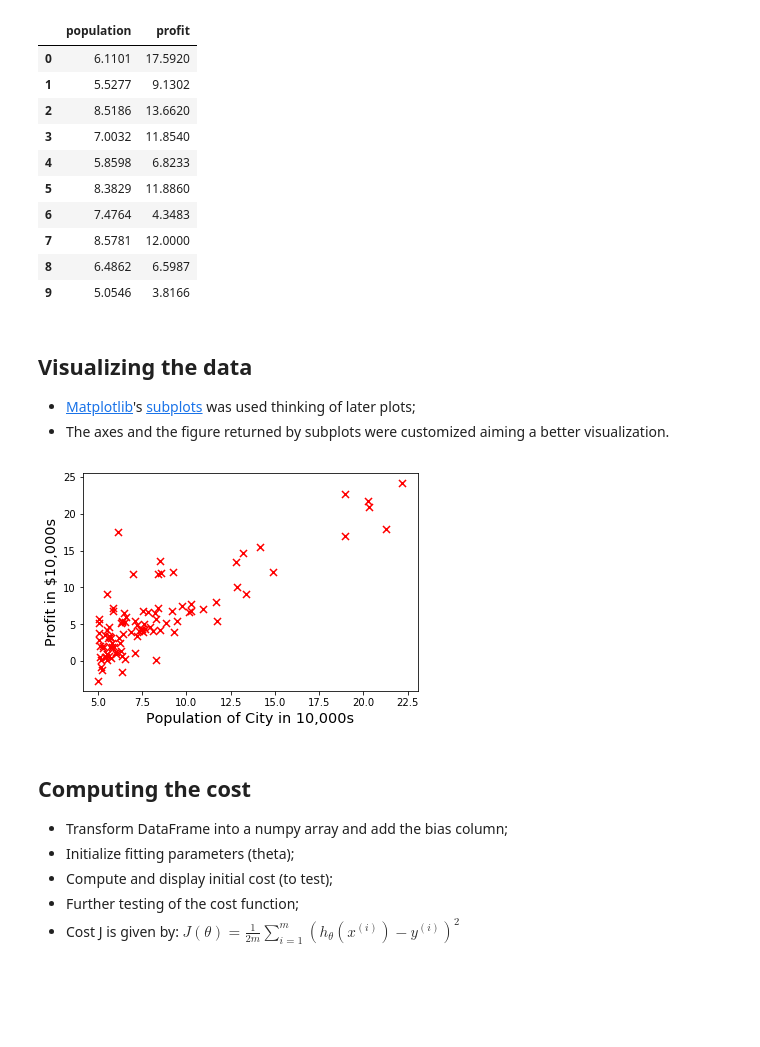
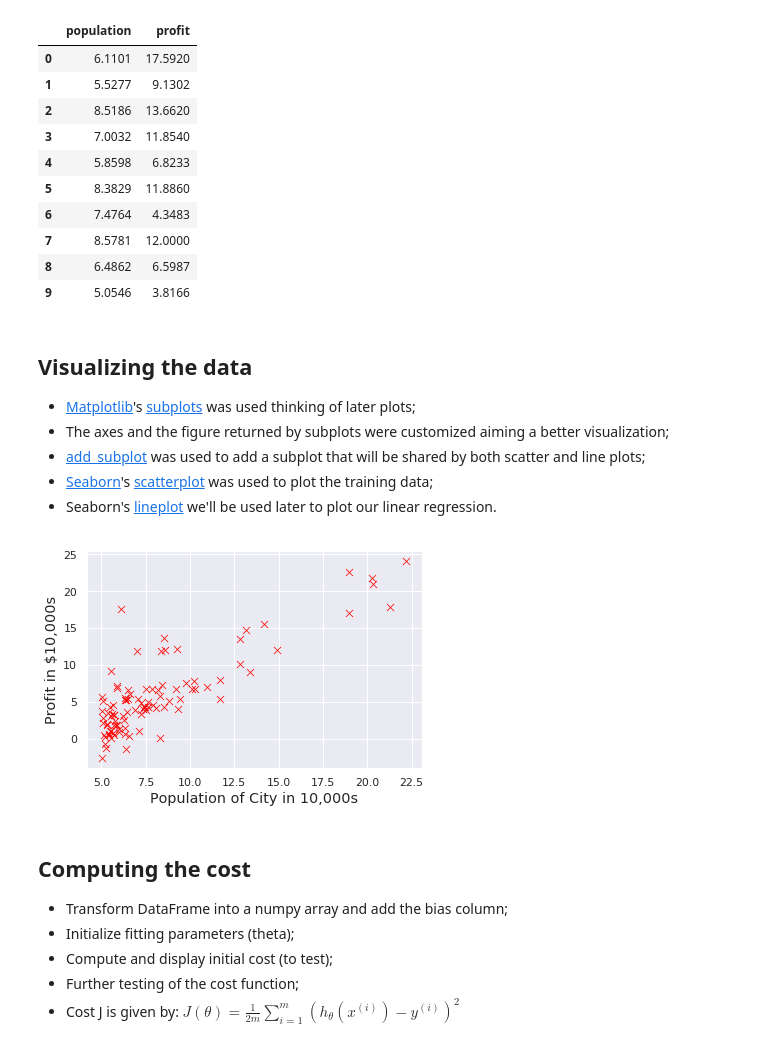
Before and after one commit to luigidcsoares/coursera-stanford-ml, a Jupyter notebook: ex1-linear-regression/python/notebooks/food-truck.ipynb, the cells around one changed output. Cells and saved outputs as stored; diff of their text form; code cells hidden in the pictures; blank space fills up the shorter version.

```diff
--- a/ex1-linear-regression/python/notebooks/food-truck.ipynb
+++ b/ex1-linear-regression/python/notebooks/food-truck.ipynb
@@ -51,28 +55,41 @@ df.head(10)
 # %% [markdown]
 ## Visualizing the data
 - [Matplotlib][1]'s [subplots][2] was used thinking of later plots;
-- The axes and the figure returned by subplots were customized aiming a better visualization.
+- The axes and the figure returned by subplots were customized aiming a better visualization;
+- [add_subplot][3] was used to add a subplot that will be shared by both scatter and line plots;
+- [Seaborn][4]'s [scatterplot][5] was used to plot the training data;
+- Seaborn's [lineplot][6] we'll be used later to plot our linear regression.
 
 [1]: https://matplotlib.org/contents.html
 [2]: https://matplotlib.org/api/_as_gen/matplotlib.pyplot.subplots.html
+[3]: https://matplotlib.org/api/_as_gen/matplotlib.figure.Figure.html#matplotlib.figure.Figure.add_subplot
+[4]: https://seaborn.pydata.org/
+[5]: https://seaborn.pydata.org/generated/seaborn.scatterplot.html
+[6]: https://seaborn.pydata.org/generated/seaborn.lineplot.html
-# %%
-fig, ax = plt.subplots()
-
-# Create a scatter plot using pandas wrapper around matplotlib functions.
-scatter = ax.scatter(
-    df.loc[:, 'population'], df.loc[:, 'profit'],
-    marker='x', color='r', s=50
-)
-
-# Customize axes ticks and labels.
-ax.set_xlabel('Population of City in 10,000s', fontsize='x-large')
-ax.set_ylabel('Profit in $10,000s', fontsize='x-large')
-ax.tick_params(labelsize='medium')
-
-# Customize current figure.
-fig.set_facecolor('white')
-# %% [output]
-[figure, removed]
+# %%
+# We'll have two plots sharing the same axes.
+fig, base_ax = plt.subplots(sharex=True, sharey=True)
+fig.set_facecolor('w')
+
+# Customize axes ticks and labels.
+base_ax.set_xlabel('Population of City in 10,000s', fontsize='x-large')
+base_ax.set_ylabel('Profit in $10,000s', fontsize='x-large')
+
+# Add a new subplot to the figure and turn off its axes to not
+# override our previous defined labels.
+ax = fig.add_subplot(1, 1, 1, sharex=base_ax, sharey=base_ax)
+ax.axis('off')
+
+# Create a scatter plot.
+scatter = sns.scatterplot(
+    x='population', y='profit', data=data,
+    marker='x', color='red', s=50, ax=ax,
+    label='Training Data', legend=False
+)
+
+plt.show()
+# %% [output]
+[figure, added]
 # %% [markdown]
 ## Computing the cost
 - Transform DataFrame into a numpy array and add the bias column;
```
Also changed, not shown: parts of 7 cells of this notebook, 1 other file.
